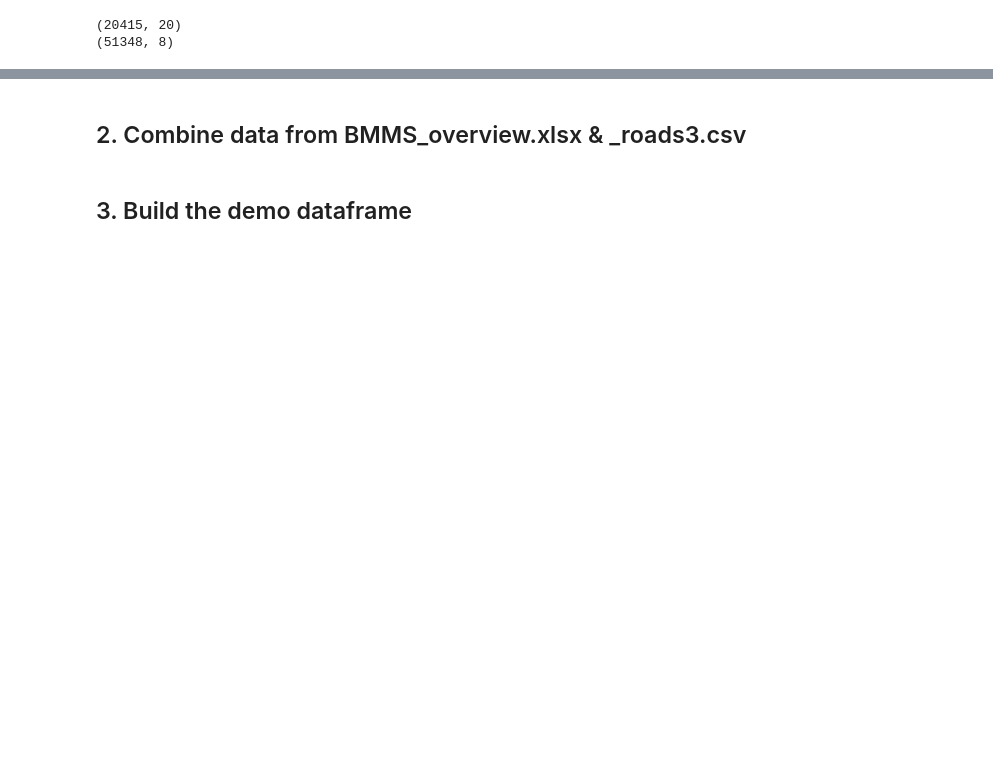
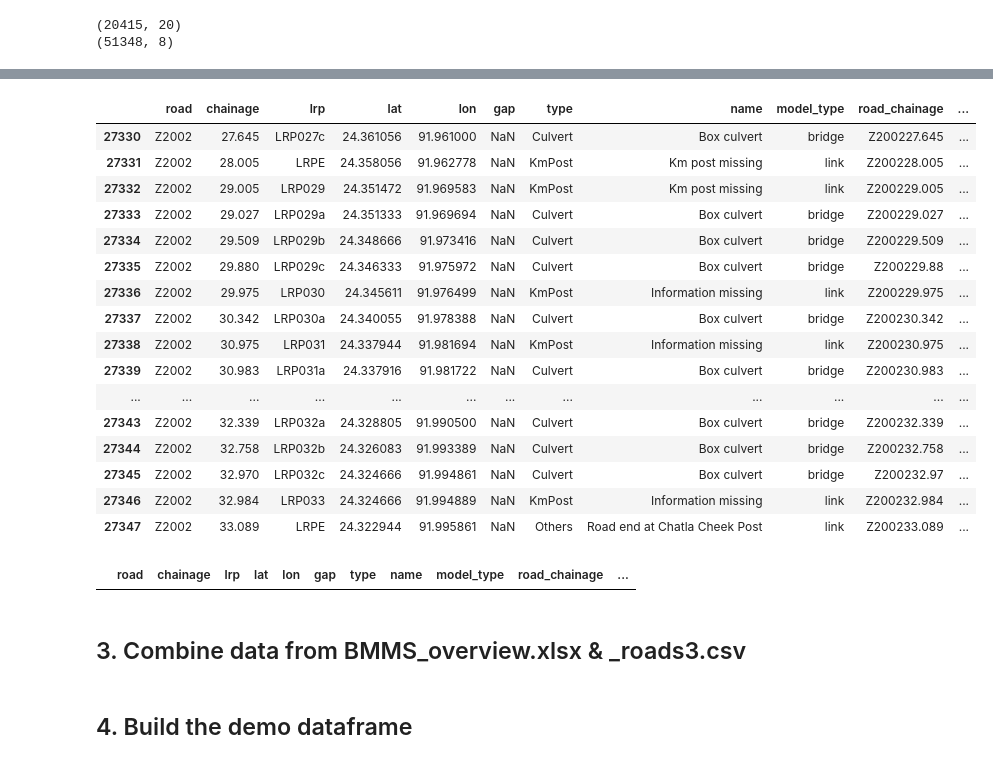
Before and after one commit to daniela1998/Advanced-Simulation-Assignments, a Jupyter notebook: Assignment 2/EPA133a-G16-A2_datacleaning/notebook/CreateDemoFile.ipynb, the cells around one changed output, grey strips where cells are left out. Drawn from its saved outputs; the diff is of its cells as text; code cells hidden in the pictures; blank space fills up the shorter version.

```diff
--- a/Assignment 2/EPA133a-G16-A2_datacleaning/notebook/CreateDemoFile.ipynb
+++ b/Assignment 2/EPA133a-G16-A2_datacleaning/notebook/CreateDemoFile.ipynb
@@ -34,0 +216,21 @@ print(df_roads.shape)
+# %%
+# check rows between index 27330 and 27347
+df_roads_clean.loc[27330:27347]
+# %% [output]
+|  | road | chainage | lrp | lat | lon | gap | type | name | model_type | road_chainage | ... |
+| 27330 | Z2002 | 27.645 | LRP027c | 24.361056 | 91.961000 | NaN | Culvert | Box culvert | bridge | Z200227.645 | ... |
+| 27331 | Z2002 | 28.005 | LRPE | 24.358056 | 91.962778 | NaN | KmPost | Km post missing | link | Z200228.005 | ... |
+| 27332 | Z2002 | 29.005 | LRP029 | 24.351472 | 91.969583 | NaN | KmPost | Km post missing | link | Z200229.005 | ... |
+| 27333 | Z2002 | 29.027 | LRP029a | 24.351333 | 91.969694 | NaN | Culvert | Box culvert | bridge | Z200229.027 | ... |
+| 27334 | Z2002 | 29.509 | LRP029b | 24.348666 | 91.973416 | NaN | Culvert | Box culvert | bridge | Z200229.509 | ... |
+| 27335 | Z2002 | 29.880 | LRP029c | 24.346333 | 91.975972 | NaN | Culvert | Box culvert | bridge | Z200229.88 | ... |
+| 27336 | Z2002 | 29.975 | LRP030 | 24.345611 | 91.976499 | NaN | KmPost | Information missing | link | Z200229.975 | ... |
+| 27337 | Z2002 | 30.342 | LRP030a | 24.340055 | 91.978388 | NaN | Culvert | Box culvert | bridge | Z200230.342 | ... |
+| 27338 | Z2002 | 30.975 | LRP031 | 24.337944 | 91.981694 | NaN | KmPost | Information missing | link | Z200230.975 | ... |
+| 27339 | Z2002 | 30.983 | LRP031a | 24.337916 | 91.981722 | NaN | Culvert | Box culvert | bridge | Z200230.983 | ... |
+| ... | ... | ... | ... | ... | ... | ... | ... | ... | ... | ... | ... |
+| 27343 | Z2002 | 32.339 | LRP032a | 24.328805 | 91.990500 | NaN | Culvert | Box culvert | bridge | Z200232.339 | ... |
+| 27344 | Z2002 | 32.758 | LRP032b | 24.326083 | 91.993389 | NaN | Culvert | Box culvert | bridge | Z200232.758 | ... |
+| 27345 | Z2002 | 32.970 | LRP032c | 24.324666 | 91.994861 | NaN | Culvert | Box culvert | bridge | Z200232.97 | ... |
+| 27346 | Z2002 | 32.984 | LRP033 | 24.324666 | 91.994889 | NaN | KmPost | Information missing | link | Z200232.984 | ... |
+| 27347 | Z2002 | 33.089 | LRPE | 24.322944 | 91.995861 | NaN | Others | Road end at Chatla Cheek Post | link | Z200233.089 | ... |
@@ -35,4 +244,9 @@ print(df_roads.shape)
+# %%
+# check the duplicated value in 'road_lrp' column
+df_roads_clean[df_roads_clean.duplicated(subset=['road_lrp'], keep=False)].sort_values(by='road_lrp')
+# %% [output]
+|  | road | chainage | lrp | lat | lon | gap | type | name | model_type | road_chainage | ... |
 # %% [markdown]
-## 2. Combine data from BMMS_overview.xlsx & _roads3.csv
+## 3. Combine data from BMMS_overview.xlsx & _roads3.csv
 # %%
 # change the column names of the bridges dataframe: LRPName -> lrp
@@ -63,7 +277,7 @@ df_concat = df_concat.sort_values(by=['road', 'chainage'])
 # %%
 #df_concat.head()
 # %% [markdown]
-## 3. Build the demo dataframe
+## 4. Build the demo dataframe
 # %%
 # if the 'model_type' is 'bridge' and the 'condition' is NaN, drop the row; Keep the rows with 'model_type' as 'link'
 df_concat = df_concat[~((df_concat['model_type'] == 'bridge') & (df_concat['condition'].isna())) | (df_concat['model_type'] == 'link')]
```
Also changed, not shown: parts of 27 cells of this notebook, 1 other file.
